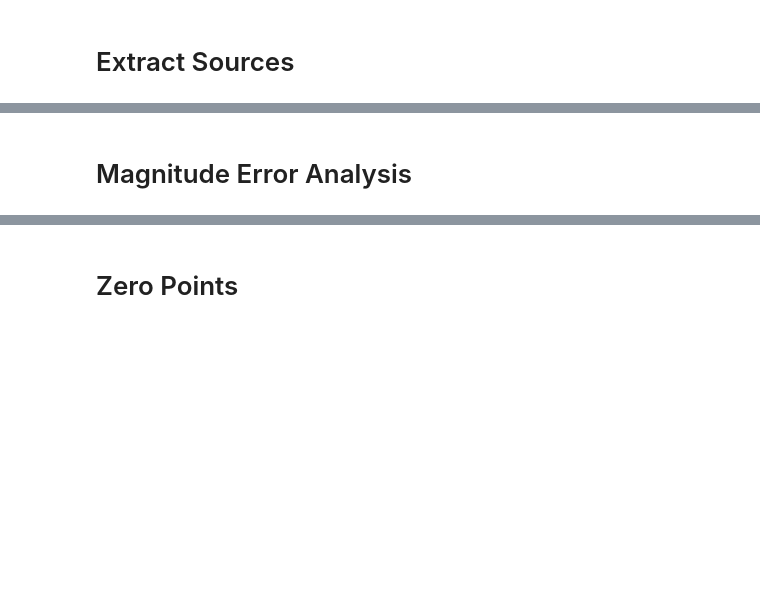
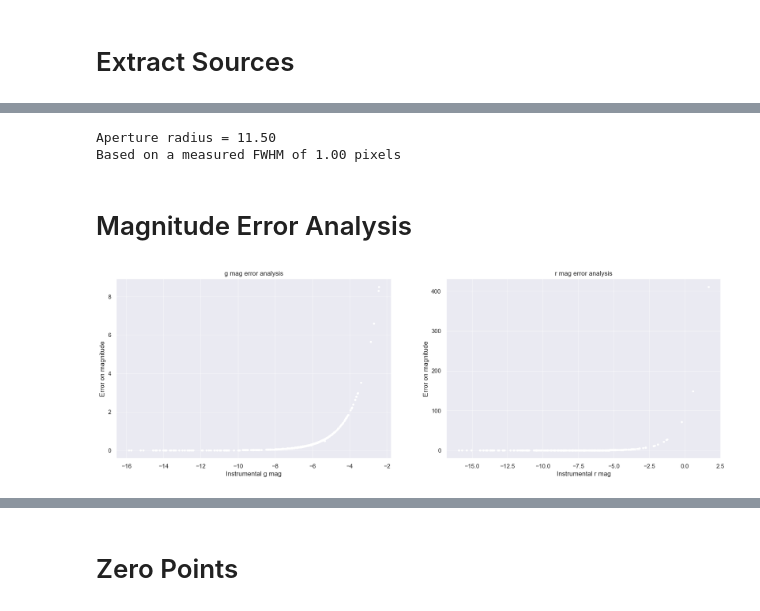
Before and after one commit to KevinLeenaerts/Observational-Astronomy, a Jupyter notebook: Master.ipynb, the cells around one changed output, grey strips where cells are left out. Drawn from its saved outputs; the diff is of its cells as text; code cells hidden in the pictures; blank space fills up the shorter version.

Commit message:
Added plots

```diff
--- a/Master.ipynb
+++ b/Master.ipynb
@@ -292,34 +350,47 @@ plt.show()
 # %%
-aper = 5
+FWHM = 5.72
+aper = 11.5
+gain = 1.36
 print('Aperture radius = %0.2f' % aper)
 print('Based on a measured FWHM of %0.2f pixels' % 1)
+# %% [output]
+Aperture radius = 11.50
+Based on a measured FWHM of 1.00 pixels
 # %% [markdown]
 # Magnitude Error Analysis
 # %%
 # Carry out aperture photometry
-gflux, gfluxerr, gflag = sep.sum_circle(g_data_sub, objects['x'], objects['y'], aper, err=gbkg.globalrms, gain=1.0)
-rflux, rfluxerr, rflag = sep.sum_circle(r_data_sub, objects['x'], objects['y'], aper, err=rbkg.globalrms, gain=1.0)
+gflux, gfluxerr, gflag = sep.sum_circle(g_data_sub, objects['x'], objects['y'], aper, err=gbkg.globalrms, gain=gain)
+rflux, rfluxerr, rflag = sep.sum_circle(r_data_sub, objects['x'], objects['y'], aper, err=rbkg.globalrms, gain=gain)
 
-mask = (gflux > 0) & (rflux > 0)
+mask_g = gflux > 0
+mask_r = rflux > 0
+mask = (gerr < 1.0) & (rerr < 1.0)
+mask = mask_g | mask_r
 
-gmag = -2.5 * np.log10(gflux)
-rmag = -2.5 * np.log10(rflux)
-gerr = 2.5/math.log(10)*gfluxerr / gflux
-rerr = 2.5/math.log(10)*rfluxerr / rflux
+objects = objects[mask]
+
+gmag = -2.5 * np.log10(gflux[mask])
+rmag = -2.5 * np.log10(rflux[mask])
+
+gerr = 2.5 / math.log(10) * gfluxerr[mask] / gflux[mask]
+rerr = 2.5 / math.log(10) * rfluxerr[mask] / rflux[mask]
 
 plt.figure(figsize=(20, 6))
 
 plt.subplot(1, 2, 1)
 plt.title("g mag error analysis")
 plt.plot(gmag, gerr, 'w.')
 plt.xlabel('Instrumental g mag')
 plt.ylabel('Error on magnitude')
 
 plt.subplot(1, 2, 2)
 plt.title("r mag error analysis")
 plt.plot(rmag, rerr, 'w.')
 plt.xlabel('Instrumental r mag')
 plt.ylabel('Error on magnitude')
 
 plt.show()
+# %% [output]
+[figure, added]
 # %%
```
Also changed, not shown: parts of 27 cells of this notebook, 6 other files.
